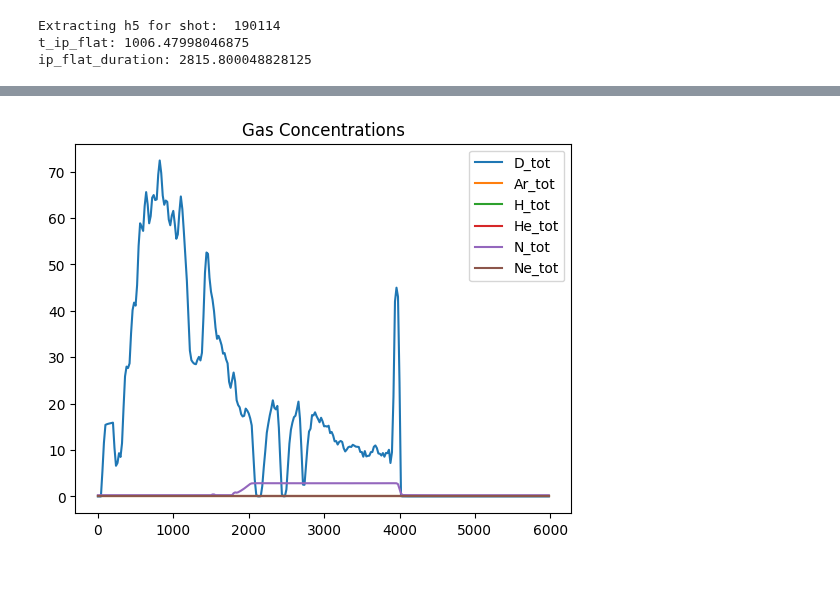
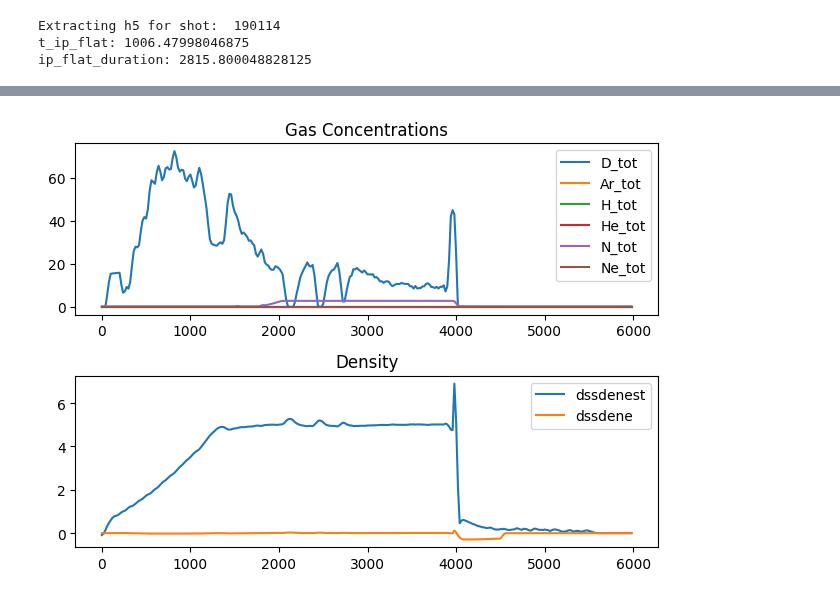
Before and after one commit to PlasmaControl/plasma-tv, a Jupyter notebook: notebooks/tangtv_pipeline.ipynb, the cells around one changed output, grey strips where cells are left out. Drawn from its saved outputs; the diff is of its cells as text; code cells hidden in the pictures.

```diff
--- a/notebooks/tangtv_pipeline.ipynb
+++ b/notebooks/tangtv_pipeline.ipynb
@@ -47,5 +50,5 @@ inter_ = np.array([float(i) for i in inter])
 r_coef_ = coef_[:len(coef_)//2]
 z_coef_ = coef_[len(coef_)//2:]
 # %%
-shot_idx = 3
+shot_idx = 16
 # %%
@@ -222,17 +224,31 @@ with h5py.File(h5_path, 'r') as file:
     He_tot = file[keys[shot_idx]]['He_tot'][:]
     N_tot = file[keys[shot_idx]]['N_tot'][:]
     Ne_tot = file[keys[shot_idx]]['Ne_tot'][:]
+    dssdenest = file[keys[shot_idx]]['dssdenest'][:]
+    dssdene = file[keys[shot_idx]]['dssdene'][:]
+    # dstdenp = file[keys[shot_idx]]['dstdenp'][:]
+
     h5_times = file['times'][:]
 # %%
+plt.subplot(2, 1, 1)
+
 plt.plot(h5_times, D_tot, label = "D_tot")
 plt.plot(h5_times, Ar_tot, label = "Ar_tot")
 plt.plot(h5_times, H_tot, label = "H_tot")
 plt.plot(h5_times, He_tot, label = "He_tot")
 plt.plot(h5_times, N_tot, label = "N_tot")
 plt.plot(h5_times, Ne_tot, label = "Ne_tot")
 plt.legend()
 plt.title("Gas Concentrations")
+
+plt.subplot(2, 1, 2)
+plt.plot(h5_times, dssdenest, label = "dssdenest")
+plt.plot(h5_times, dssdene, label = "dssdene")
+# plt.plot(h5_times, dstdenp, label = "dstdenp")
+plt.title("Density")
+plt.legend()
+plt.tight_layout()
 plt.show()
 # %% [output]
-[figure, old version]
+[figure, new version]
 # %%
```
Also changed, not shown: parts of 21 cells of this notebook, 6 other files.
